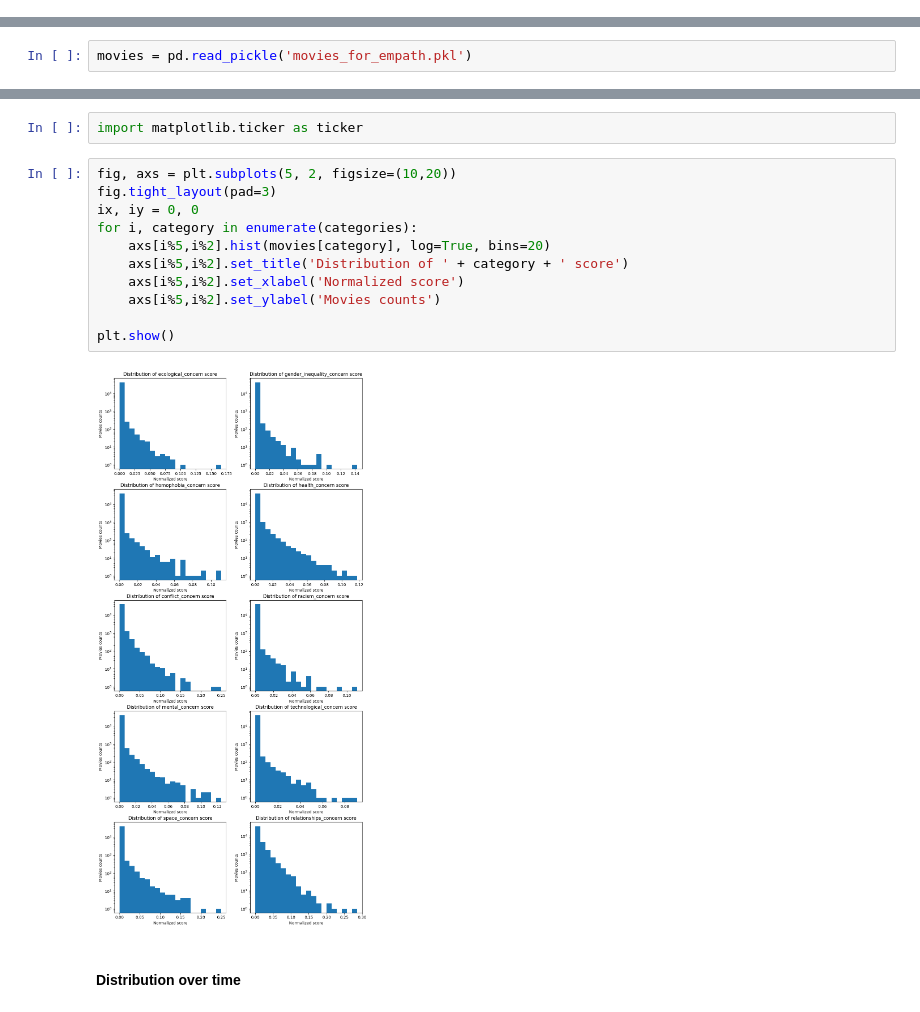
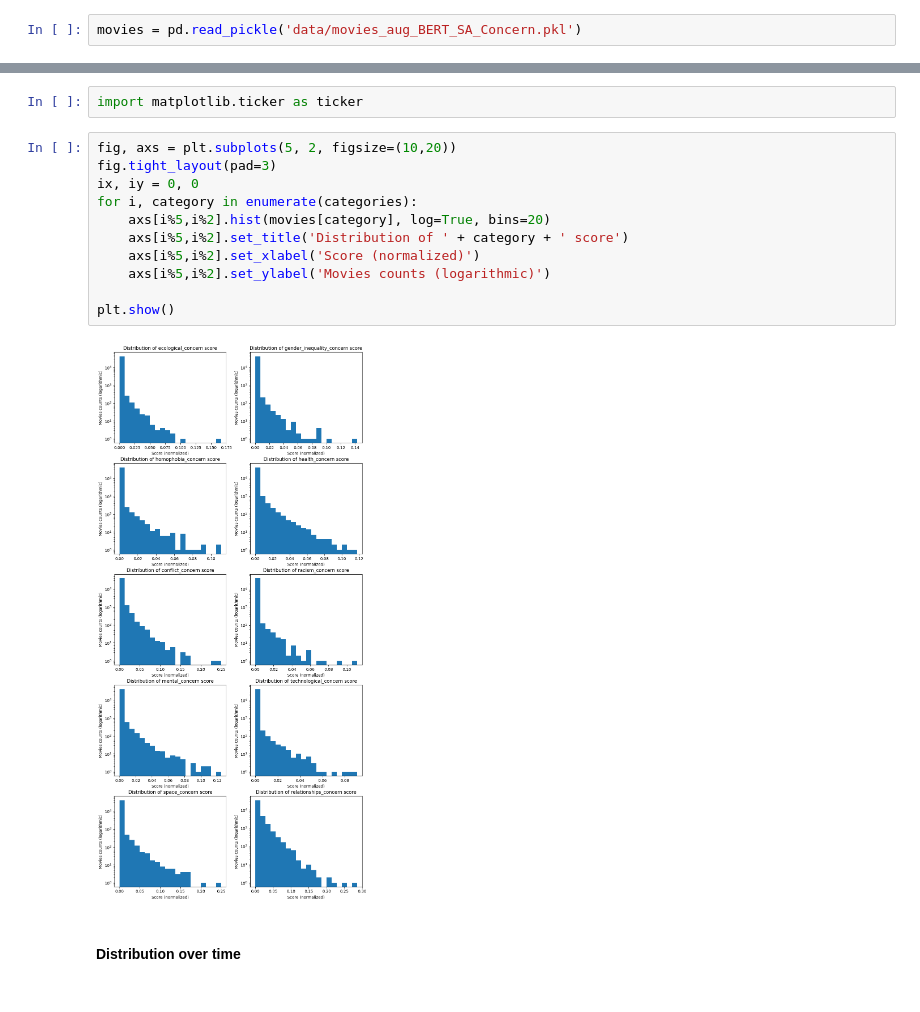
Before and after one commit to salome-baup/ada-2022-project-adaccord, a Jupyter notebook: categoriesConcern.ipynb, the cells around one changed output, grey strips where cells are left out. Saved outputs shown, nothing was run; the diff lists cells and outputs as text.

Commit message:
cleaned concerns

```diff
--- a/categoriesConcern.ipynb
+++ b/categoriesConcern.ipynb
@@ -287,6 +287,8 @@ movies.to_pickle('movies_for_empath.pkl')
 Look for percentage of movies that are in a certain category
 - first by count all non-null entries for each categories
 - then by restricting to only movies having a score greater than 0.01
+# %%
+movies = pd.read_pickle('data/movies_aug_BERT_SA_Concern.pkl')
 # %%
 def count_movies_category(category, threshold):
     count = np.sum(movies[category].values>threshold)
@@ -316,7 +318,5 @@ plt.show()
 # %% [markdown]
 #### Distribution across movies
-# %%
-movies = pd.read_pickle('movies_for_empath.pkl')
 # %%
 categories = ["ecological_concern", "health_concern", "conflict_concern", "technological_concern",
               "space_concern", "gender_inequality_concern", "homophobia_concern", "racism_concern",
@@ -326,16 +326,16 @@ import matplotlib.ticker as ticker
 # %%
 fig, axs = plt.subplots(5, 2, figsize=(10,20))
 fig.tight_layout(pad=3)
 ix, iy = 0, 0
 for i, category in enumerate(categories):
     axs[i%5,i%2].hist(movies[category], log=True, bins=20)
     axs[i%5,i%2].set_title('Distribution of ' + category + ' score')
-    axs[i%5,i%2].set_xlabel('Normalized score')
-    axs[i%5,i%2].set_ylabel('Movies counts')
+    axs[i%5,i%2].set_xlabel('Score (normalized)')
+    axs[i%5,i%2].set_ylabel('Movies counts (logarithmic)')
 
 plt.show()
 # %% [output]
-[figure, old version]
+[figure, new version]
 # %% [markdown]
 #### Distribution over time
 # %%
```
Also changed, not shown: parts of 17 cells of this notebook, 12 other files.
